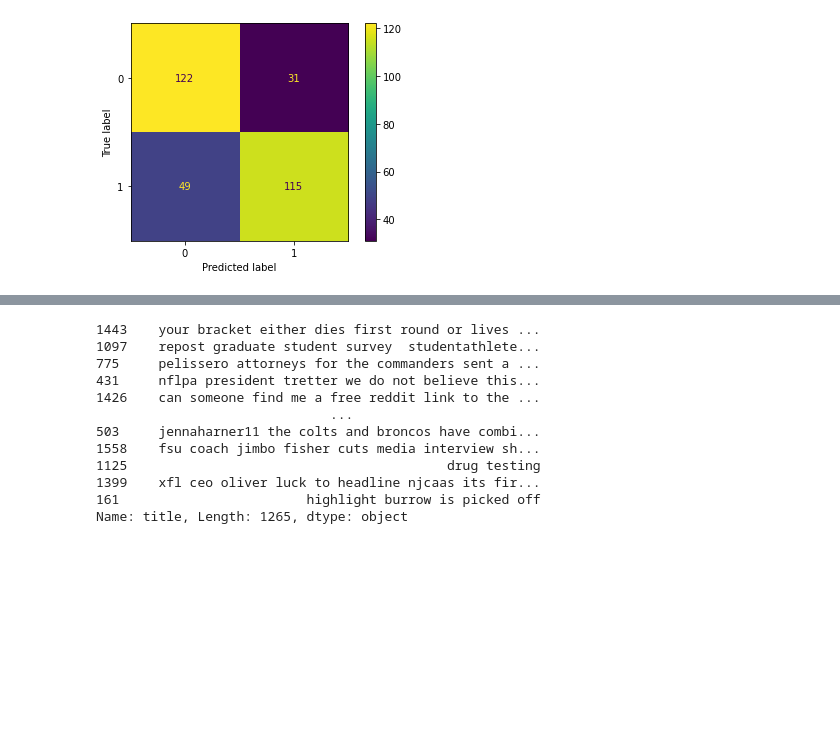
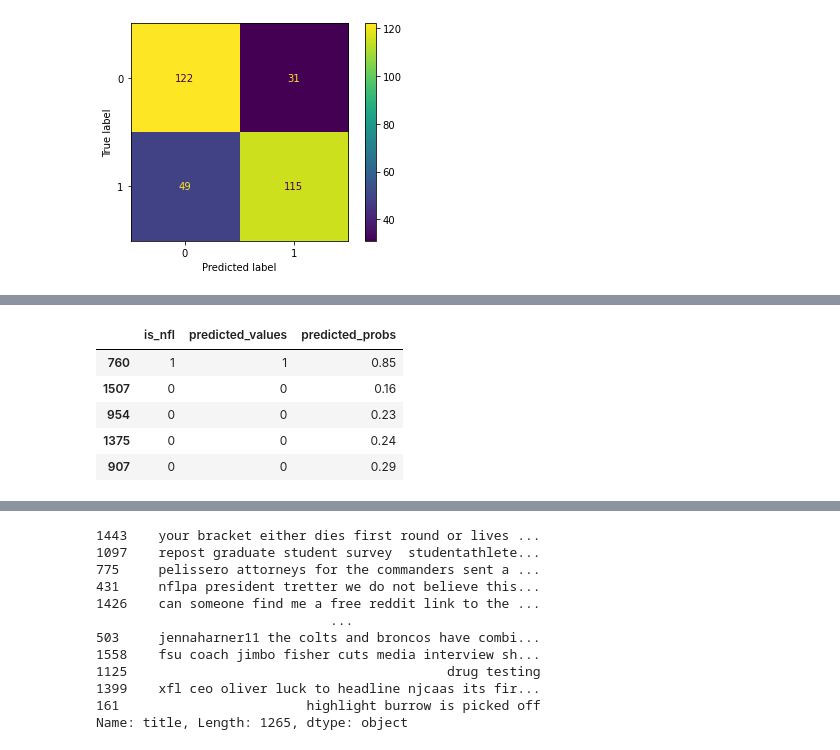
Before and after one commit to niphonch/project3_NLP_subreddit, a Jupyter notebook: NLP frequent word removal.ipynb, the cells around one changed output, grey strips where cells are left out. Drawn from its saved outputs; the diff is of its cells as text; code cells hidden in the pictures; blank space fills up the shorter version.

```diff
--- a/NLP frequent word removal.ipynb
+++ b/NLP frequent word removal.ipynb
@@ -563,0 +457,13 @@ df_results[(df_results['is_nfl']==1) & (df_results['predicted_probs'] < 0.2)]
+# %%
+pred_df = pd.DataFrame({'is_nfl': y_test, 'predicted_values': y_preds_logreg,
+                        'predicted_probs':
+                        logreg.predict_proba(X_test_sc).round(2)[:,1]})
+
+pred_df.head()
+# %% [output]
+|  | is_nfl | predicted_values | predicted_probs |
+| 760 | 1 | 1 | 0.85 |
+| 1507 | 0 | 0 | 0.16 |
+| 954 | 0 | 0 | 0.23 |
+| 1375 | 0 | 0 | 0.24 |
+| 907 | 0 | 0 | 0.29 |
```
Also changed, not shown: parts of 133 cells of this notebook.
